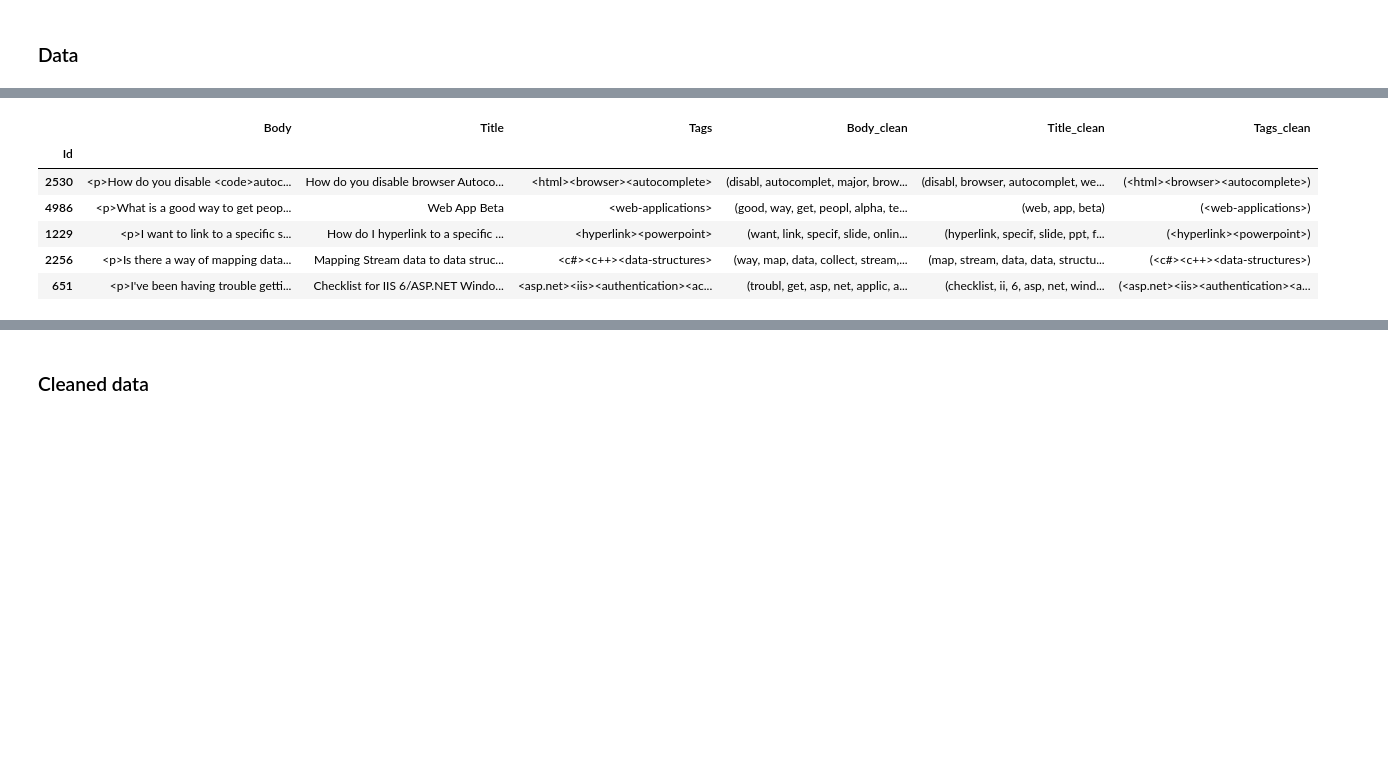
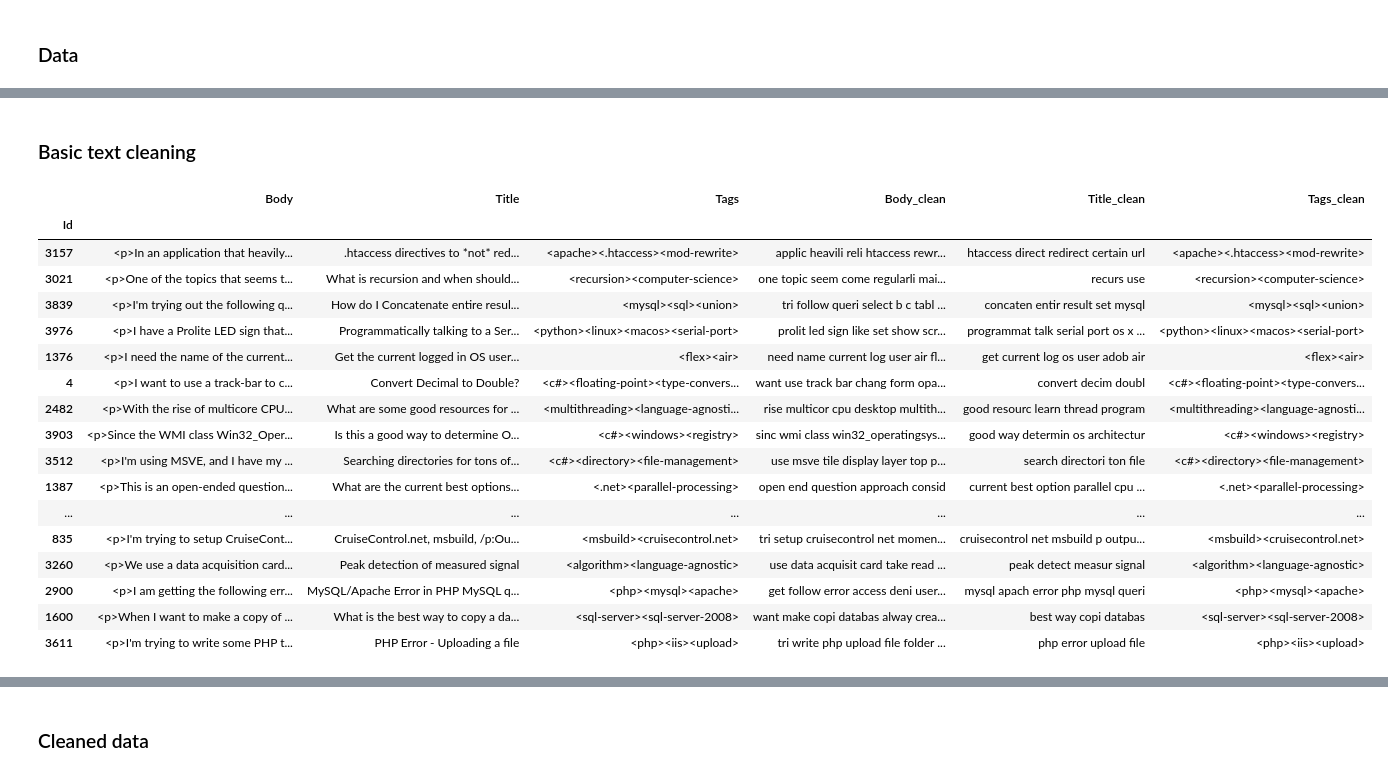
Before and after one commit to 0-tree/OCDataSciencePath, a Jupyter notebook: Project6/Work/dev_dataDownloadAndCleaning.ipynb, the cells around one changed output, grey strips where cells are left out. Saved outputs shown, nothing was run; the diff lists cells and outputs as text; code cells hidden in the pictures; blank space fills up the shorter version.

```diff
--- a/Project6/Work/dev_dataDownloadAndCleaning.ipynb
+++ b/Project6/Work/dev_dataDownloadAndCleaning.ipynb
@@ -97,18 +57,0 @@ def basicHTMLTextCleaner(htmlText,tokenizer,stopwords,stemer):
-# %%
-def basicTagTextCleaner(tagText):
-    '''
-    basic tokenizer for tag text.
-
-    Inputs
-    ------
-    tagText : str
-        list of tags.
-
-    Returns
-    -------
-    text : nltk.Text
-        the cleaned tag text, as a nltk object.
-    '''
-    tokens = tagText.split()
-    text = nltk.Text(tokens)
-    return text
@@ -115,15 +74,13 @@ def basicTagTextCleaner(tagText):
+# %% [markdown]
+### Basic text cleaning
 # %%
-for c in ('Body','Title'):
-    df[c+'_clean'] = df[c].apply(lambda x: basicHTMLTextCleaner(x,tokenizer,stopwords,stemer))
-for c in ('Tags',):
-    df[c+'_clean'] = df[c].apply(lambda x: basicTagTextCleaner(x))
+def applyCleaner(df,tokenizer,stopwords,stemer):
+    '''
+    applies the cleaner to a pd.DataFrame. See called functions for help.
+    '''
+    for c in ('Body','Title'):
+        df[c+'_clean'] = df[c].apply(lambda x: basicHTMLTextCleaner(x,tokenizer,stopwords,stemer))
+    for c in ('Tags',):
+        df[c+'_clean'] = df[c].apply(lambda x: basicTagTextCleaner(x))
+
+    return df
-# %%
-df.sample(5)
-# %% [output]
-|  | Body | Title | Tags | Body_clean | Title_clean | Tags_clean |
-| Id |  |  |  |  |  |  |
-| 2530 | <p>How do you disable <code>autoc... | How do you disable browser Autoco... | <html><browser><autocomplete> | (disabl, autocomplet, major, brow... | (disabl, browser, autocomplet, we... | (<html><browser><autocomplete>) |
-| 4986 | <p>What is a good way to get peop... | Web App Beta | <web-applications> | (good, way, get, peopl, alpha, te... | (web, app, beta) | (<web-applications>) |
-| 1229 | <p>I want to link to a specific s... | How do I hyperlink to a specific ... | <hyperlink><powerpoint> | (want, link, specif, slide, onlin... | (hyperlink, specif, slide, ppt, f... | (<hyperlink><powerpoint>) |
-| 2256 | <p>Is there a way of mapping data... | Mapping Stream data to data struc... | <c#><c++><data-structures> | (way, map, data, collect, stream,... | (map, stream, data, data, structu... | (<c#><c++><data-structures>) |
-| 651 | <p>I've been having trouble getti... | Checklist for IIS 6/ASP.NET Windo... | <asp.net><iis><authentication><ac... | (troubl, get, asp, net, applic, a... | (checklist, ii, 6, asp, net, wind... | (<asp.net><iis><authentication><a... |
@@ -130 +94,22 @@ df.sample(5)
+# %%
+df_train.sample(50)
+# %% [output]
+|  | Body | Title | Tags | Body_clean | Title_clean | Tags_clean |
+| Id |  |  |  |  |  |  |
+| 3157 | <p>In an application that heavily... | .htaccess directives to *not* red... | <apache><.htaccess><mod-rewrite> | applic heavili reli htaccess rewr... | htaccess direct redirect certain url | <apache><.htaccess><mod-rewrite> |
+| 3021 | <p>One of the topics that seems t... | What is recursion and when should... | <recursion><computer-science> | one topic seem come regularli mai... | recurs use | <recursion><computer-science> |
+| 3839 | <p>I'm trying out the following q... | How do I Concatenate entire resul... | <mysql><sql><union> | tri follow queri select b c tabl ... | concaten entir result set mysql | <mysql><sql><union> |
+| 3976 | <p>I have a Prolite LED sign that... | Programmatically talking to a Ser... | <python><linux><macos><serial-port> | prolit led sign like set show scr... | programmat talk serial port os x ... | <python><linux><macos><serial-port> |
+| 1376 | <p>I need the name of the current... | Get the current logged in OS user... | <flex><air> | need name current log user air fl... | get current log os user adob air | <flex><air> |
+| 4 | <p>I want to use a track-bar to c... | Convert Decimal to Double? | <c#><floating-point><type-convers... | want use track bar chang form opa... | convert decim doubl | <c#><floating-point><type-convers... |
+| 2482 | <p>With the rise of multicore CPU... | What are some good resources for ... | <multithreading><language-agnosti... | rise multicor cpu desktop multith... | good resourc learn thread program | <multithreading><language-agnosti... |
+| 3903 | <p>Since the WMI class Win32_Oper... | Is this a good way to determine O... | <c#><windows><registry> | sinc wmi class win32_operatingsys... | good way determin os architectur | <c#><windows><registry> |
+| 3512 | <p>I'm using MSVE, and I have my ... | Searching directories for tons of... | <c#><directory><file-management> | use msve tile display layer top p... | search directori ton file | <c#><directory><file-management> |
+| 1387 | <p>This is an open-ended question... | What are the current best options... | <.net><parallel-processing> | open end question approach consid | current best option parallel cpu ... | <.net><parallel-processing> |
+| ... | ... | ... | ... | ... | ... | ... |
+| 835 | <p>I'm trying to setup CruiseCont... | CruiseControl.net, msbuild, /p:Ou... | <msbuild><cruisecontrol.net> | tri setup cruisecontrol net momen... | cruisecontrol net msbuild p outpu... | <msbuild><cruisecontrol.net> |
+| 3260 | <p>We use a data acquisition card... | Peak detection of measured signal | <algorithm><language-agnostic> | use data acquisit card take read ... | peak detect measur signal | <algorithm><language-agnostic> |
+| 2900 | <p>I am getting the following err... | MySQL/Apache Error in PHP MySQL q... | <php><mysql><apache> | get follow error access deni user... | mysql apach error php mysql queri | <php><mysql><apache> |
+| 1600 | <p>When I want to make a copy of ... | What is the best way to copy a da... | <sql-server><sql-server-2008> | want make copi databas alway crea... | best way copi databas | <sql-server><sql-server-2008> |
+| 3611 | <p>I'm trying to write some PHP t... | PHP Error - Uploading a file | <php><iis><upload> | tri write php upload file folder ... | php error upload file | <php><iis><upload> |
 # %% [markdown]
```
Also changed, not shown: parts of 23 cells of this notebook.
